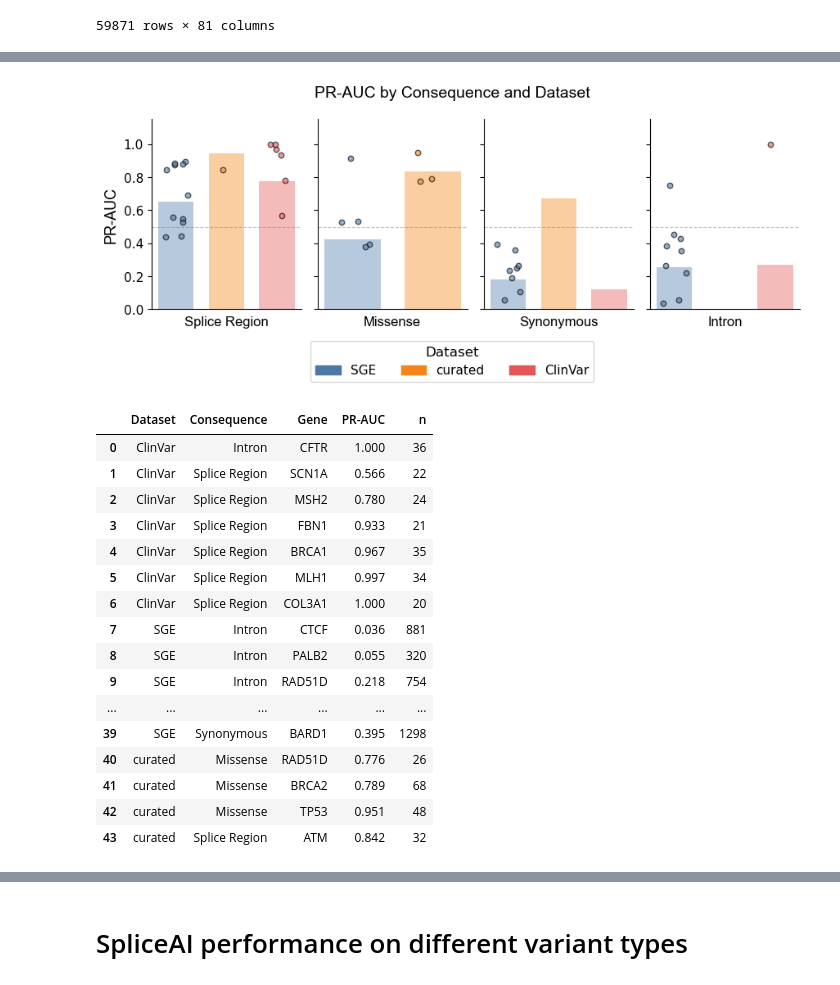
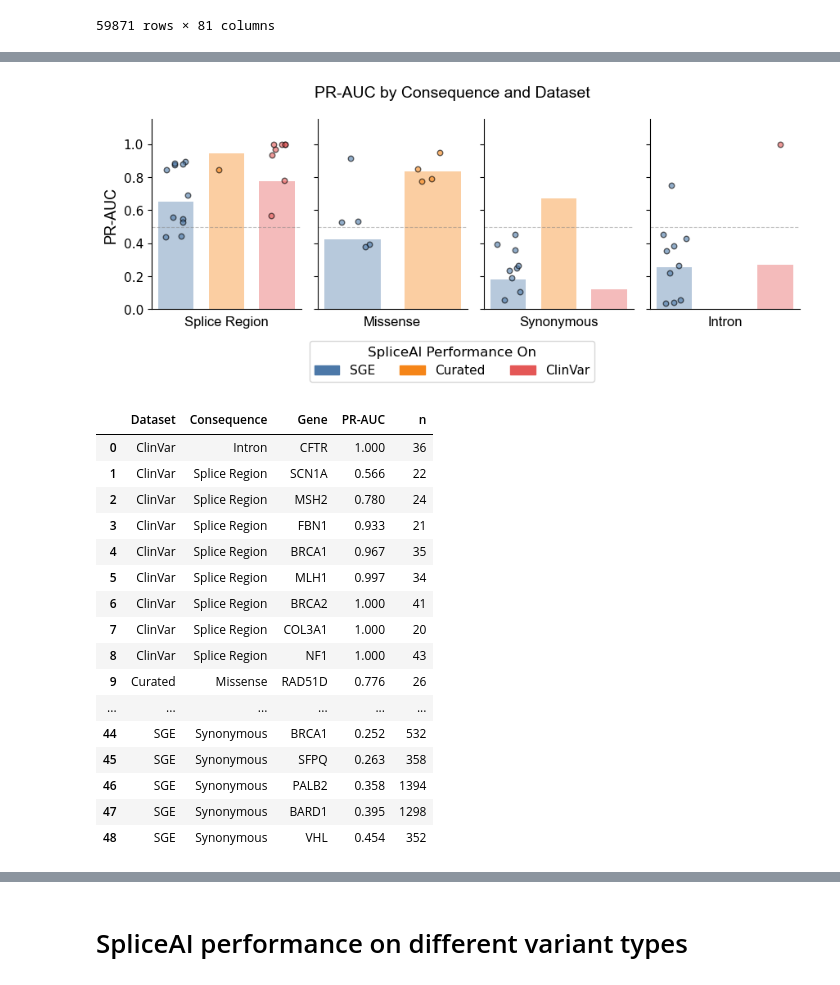
Before and after one commit to ivanw314/PillarProject_CAVA_Analysis, a Jupyter notebook: Notebooks/PP_SpliceAI_Joint_benchmarking.ipynb, the cells around one changed output, grey strips where cells are left out. Cells and saved outputs as stored; diff of their text form; code cells hidden in the pictures.

```diff
--- a/Notebooks/PP_SpliceAI_Joint_benchmarking.ipynb
+++ b/Notebooks/PP_SpliceAI_Joint_benchmarking.ipynb
@@ -609,7 +609,7 @@ def make_pr_curve(
 # %%
 iter_dict = {
     'SGE': {'truth_col': 'auth_reported_func_class', 'pos_label': 'functionally_abnormal', 'neg_label': 'functionally_normal'},
-    'curated': {'truth_col': 'splice_consequence', 'pos_label': 'abnormal', 'neg_label': 'normal'},
+    'Curated': {'truth_col': 'splice_consequence', 'pos_label': 'abnormal', 'neg_label': 'normal'},
     'ClinVar': {'truth_col': 'ClinicalSignificance', 'pos_label': 'PLP', 'neg_label': 'BLB'}
 }
 
@@ -630,7 +630,7 @@ single_consequence_filters = {
 }
 
 dfs = {'SGE': raw_sge_set,
-       'curated': curated_set_remapped,
+       'Curated': curated_set_remapped,
        'ClinVar': clinvar_set_remapped
        }
 
@@ -716,8 +716,8 @@ Optimal threshold: 0.130  | Precision: 0.786  | Recall: 0.790  | F1: 0.788
 # PR-AUC summary: grouped bar chart by consequence and dataset
 CONSEQUENCE_ORDER = [c for c in single_consequence_filters if c != "All"]
 MIN_GENE_N_TOTAL     = 20
-MIN_GENE_N_PER_CLASS = 5
-GENE_COL_MAP = {'SGE': 'Gene', 'curated': 'Gene', 'ClinVar': 'GeneSymbol'}
+MIN_GENE_N_PER_CLASS = 3
+GENE_COL_MAP = {'SGE': 'Gene', 'Curated': 'Gene', 'ClinVar': 'GeneSymbol'}
 
 _dataset_order = list(dfs.keys())
 _PRAUC_COLORS  = {d: c for d, c in zip(_dataset_order, ['#4c78a8', '#f58518', '#e45756', '#72b7b2', '#54a24b', '#eeca3b', '#b279a2', '#ff9da6', '#9d755d', '#bab0ac'])}
@@ -761,7 +761,7 @@ def plot_prauc_bars(agg_df, gene_df, consequence_order, title):
             ax.tick_params(axis='y', labelsize=11)
 
     handles = [plt.Rectangle((0, 0), 1, 1, color=_PRAUC_COLORS[d]) for d in _dataset_order]
-    fig.legend(handles, _dataset_order, title='Dataset',
+    fig.legend(handles, _dataset_order, title='SpliceAI Performance On',
                loc='lower center', ncol=len(_dataset_order),
                bbox_to_anchor=(0.5, -0.075), fontsize=11, title_fontsize=12)
     fig.suptitle(title, fontfamily='Arial', fontsize=14)
@@ -851,35 +851,35 @@ _base = alt.Chart(auc_summary_df).encode(
     y=alt.Y("PR-AUC:Q", scale=alt.Scale(domain=[0, 1]),
             axis=alt.Axis(title="PR-AUC", labelFontSize=14, titleFontSize=16,
                           labelFont="Arial", titleFont="Arial")),
     color=alt.Color("Dataset:N", sort=_dataset_order,
                 scale=alt.Scale(range=[_PRAUC_COLORS[d] for d in _dataset_order]),
-                    legend=alt.Legend(title="Dataset", labelFontSize=13, titleFontSize=14,
+                    legend=alt.Legend(title="SpliceAI Performance On", labelFontSize=13, titleFontSize=14,
                                       labelFont="Arial", titleFont="Arial",
                                       orient="bottom", direction="horizontal")),
     tooltip=[
         alt.Tooltip("Dataset:N"),
         alt.Tooltip("Consequence:N"),
         alt.Tooltip("PR-AUC:Q", format=".3f", title="PR-AUC"),
         alt.Tooltip("n:Q", title="n"),
     ],
 )
 (
     alt.layer(_base.mark_bar(),
               _base.mark_text(dy=-6, fontSize=10, fontWeight="bold", color="black").encode(
                   text=alt.Text("PR-AUC:Q", format=".2f")))
     .properties(width=80, height=180)
     .facet(column=alt.Column(
         "Consequence:N", sort=CONSEQUENCE_ORDER,
         header=alt.Header(title=None, labelFontSize=14, labelFont="Arial",
                           labelOrient="bottom", labelPadding=8),
     ))
     .properties(title="PR-AUC by Consequence and Dataset")
     .configure_title(font="Arial", fontSize=16)
     .configure_axis(grid=False)
     .configure_view(stroke=None)
 ).display()
 # %% [output]
-[figure, old version]
+[figure, new version]
 |  | Dataset | Consequence | Gene | PR-AUC | n |
 | 0 | ClinVar | Intron | CFTR | 1.000 | 36 |
 | 1 | ClinVar | Splice Region | SCN1A | 0.566 | 22 |
@@ -887,16 +887,16 @@ _base = alt.Chart(auc_summary_df).encode(
 | 3 | ClinVar | Splice Region | FBN1 | 0.933 | 21 |
 | 4 | ClinVar | Splice Region | BRCA1 | 0.967 | 35 |
 | 5 | ClinVar | Splice Region | MLH1 | 0.997 | 34 |
-| 6 | ClinVar | Splice Region | COL3A1 | 1.000 | 20 |
-| 7 | SGE | Intron | CTCF | 0.036 | 881 |
-| 8 | SGE | Intron | PALB2 | 0.055 | 320 |
-| 9 | SGE | Intron | RAD51D | 0.218 | 754 |
+| 6 | ClinVar | Splice Region | BRCA2 | 1.000 | 41 |
+| 7 | ClinVar | Splice Region | COL3A1 | 1.000 | 20 |
+| 8 | ClinVar | Splice Region | NF1 | 1.000 | 43 |
+| 9 | Curated | Missense | RAD51D | 0.776 | 26 |
 | ... | ... | ... | ... | ... | ... |
-| 39 | SGE | Synonymous | BARD1 | 0.395 | 1298 |
-| 40 | curated | Missense | RAD51D | 0.776 | 26 |
-| 41 | curated | Missense | BRCA2 | 0.789 | 68 |
-| 42 | curated | Missense | TP53 | 0.951 | 48 |
-| 43 | curated | Splice Region | ATM | 0.842 | 32 |
+| 44 | SGE | Synonymous | BRCA1 | 0.252 | 532 |
+| 45 | SGE | Synonymous | SFPQ | 0.263 | 358 |
+| 46 | SGE | Synonymous | PALB2 | 0.358 | 1394 |
+| 47 | SGE | Synonymous | BARD1 | 0.395 | 1298 |
+| 48 | SGE | Synonymous | VHL | 0.454 | 352 |
 [interactive output not drawn]
 # %%
 # PR-AUC summary — coding variants only (Missense with RNA filter, Synonymous)
```
Also changed, not shown: parts of 3 cells of this notebook.
